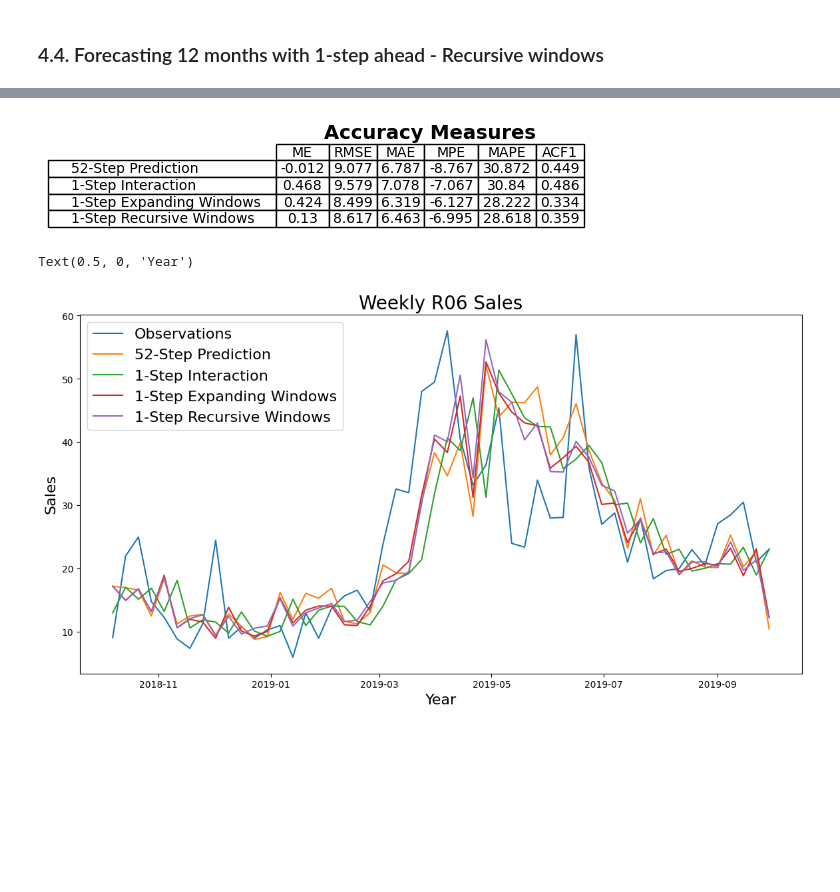
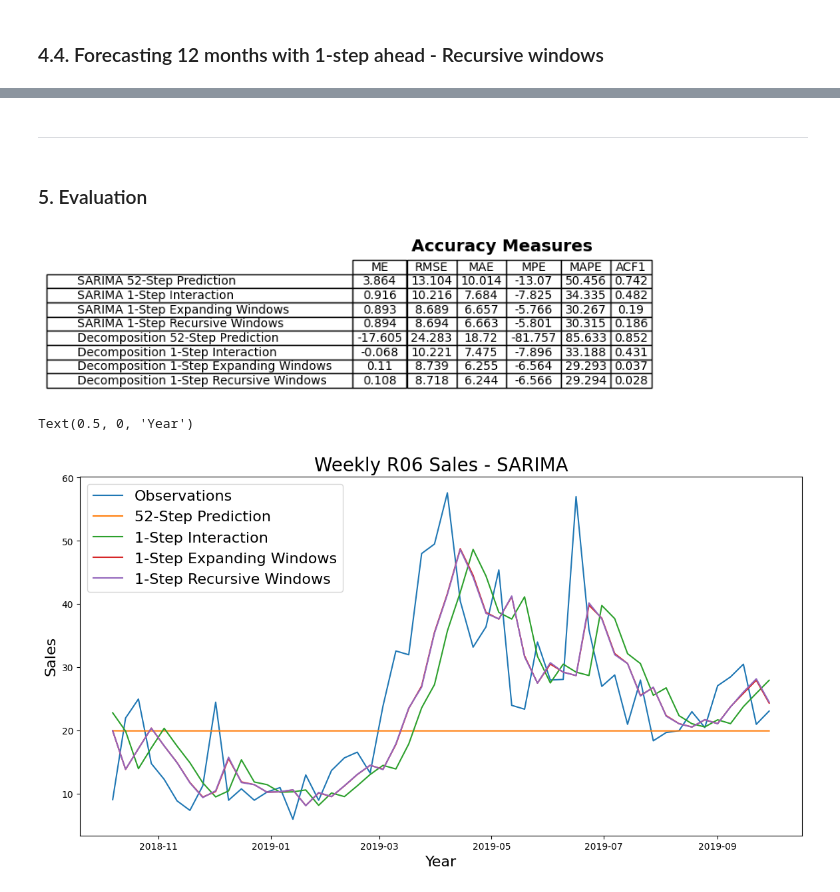
Before and after one commit to athoscf/STP-Drug-Sales, a Jupyter notebook: project.ipynb, the cells around one changed output, grey strips where cells are left out. Cells and saved outputs as stored; diff of their text form; code cells hidden in the pictures; blank space fills up the shorter version.

Commit message:
combined decomposition model and reamining evaluation

```diff
--- a/project.ipynb
+++ b/project.ipynb
@@ -543,12 +633,12 @@ plot_predictions(R06_log, expanding_predictions, expanding_residuals, 'Expanding
 # %% [markdown]
 ### 4.4. Forecasting 12 months with 1-step ahead - Recursive windows
 # %%
-def forecast_recursive_windows(order, seasonal_order, test):
+def forecast_recursive_windows(order, seasonal_order, test, full_dataset=R06_log):
     predictions = test.copy()
     train_starting_week = train.index[0]
 
     for i, train_end in enumerate(test.index):
-        train_data = R06_log[train_starting_week+timedelta(days=7*i):train_end-timedelta(days=1)]
+        train_data = full_dataset[train_starting_week+timedelta(days=7*i):train_end-timedelta(days=1)]
 
         model = SARIMAX(train_data, order=order, seasonal_order=seasonal_order)
         model_fit = model.fit()
@@ -566,0 +735,8 @@ plot_predictions(R06_log, recursive_predictions, recursive_residuals, 'Recursive
+# %%
+rm_exp_windows_predictions, _ = forecast_expanding_windows((1,2,1), (0,0,0,0), test_residual, full_resid)
+
+decomp_exp_windows_predictions = rm_exp_windows_predictions + pred_seasonal_fit + pred_trend_fit
+
+decomp_exp_windows_predictions_original = np.exp(decomp_exp_windows_predictions)
+
+residuals_decomp_exp_windows = test_original - decomp_exp_windows_predictions_original
@@ -566,0 +749,8 @@ plot_predictions(R06_log, recursive_predictions, recursive_residuals, 'Recursive
+# %%
+rm_rec_windows_predictions, _ = forecast_recursive_windows((1,2,1), (0,0,0,0), test_residual, full_resid)
+
+decomp_rec_windows_predictions = rm_rec_windows_predictions + pred_seasonal_fit + pred_trend_fit
+
+decomp_rec_windows_predictions_original = np.exp(decomp_rec_windows_predictions)
+
+residuals_decomp_rec_windows = test_original - decomp_rec_windows_predictions_original
@@ -567,3 +761,7 @@ plot_predictions(R06_log, recursive_predictions, recursive_residuals, 'Recursive
+# %% [markdown]
+---
+# %% [markdown]
+### 5. Evaluation
 # %%
 
 def get_orginal_residuals(original_data, predictions):
@@ -582,67 +780,91 @@ errors = pd.DataFrame({
         np.mean(residuals_52_step_original),
         np.mean(residuals_interaction_original),
         np.mean(residuals_exp_windows_original),
-        np.mean(residuals_rec_windows_original)
+        np.mean(residuals_rec_windows_original),
+        np.mean(residuals_decomp_52_step),
+        np.mean(residuals_decomp_rolling),
+        np.mean(residuals_decomp_exp_windows),
+        np.mean(residuals_decomp_rec_windows)
     ],
     # root mean squared error
     'RMSE': [
         np.sqrt(np.mean(residuals_52_step_original**2)),
         np.sqrt(np.mean(residuals_interaction_original**2)),
         np.sqrt(np.mean(residuals_exp_windows_original**2)),
-        np.sqrt(np.mean(residuals_rec_windows_original**2))
+        np.sqrt(np.mean(residuals_rec_windows_original**2)),
+        np.sqrt(np.mean(residuals_decomp_52_step**2)),
+        np.sqrt(np.mean(residuals_decomp_rolling**2)),
+        np.sqrt(np.mean(residuals_decomp_exp_windows**2)),
+        np.sqrt(np.mean(residuals_decomp_rec_windows**2))
     ],
     # mean absolute error
     'MAE': [
         np.mean(abs(residuals_52_step_original)),
         np.mean(abs(residuals_interaction_original)),
         np.mean(abs(residuals_exp_windows_original)),
-        np.mean(abs(residuals_rec_windows_original))
+        np.mean(abs(residuals_rec_windows_original)),
+        np.mean(abs(residuals_decomp_52_step)),
+        np.mean(abs(residuals_decomp_rolling)),
+        np.mean(abs(residuals_decomp_exp_windows)),
+        np.mean(abs(residuals_decomp_rec_windows))
     ],
     # mean percentage error
     'MPE': [
         np.mean(residuals_52_step_original / test_original) * 100,
         np.mean(residuals_interaction_original / test_original) * 100,
         np.mean(residuals_exp_windows_original / test_original) * 100,
-        np.mean(residuals_rec_windows_original / test_original) * 100
+        np.mean(residuals_rec_windows_original / test_original) * 100,
+        np.mean(residuals_decomp_52_step / test_original) * 100,
+        np.mean(residuals_decomp_rolling / test_original) * 100,
+        np.mean(residuals_decomp_exp_windows / test_original) * 100,
+        np.mean(residuals_decomp_rec_windows / test_original) * 100
     ],
     # mean absolute percentage error
     'MAPE': [
         np.mean(abs(residuals_52_step_original / test_original)) * 100,
         np.mean(abs(residuals_interaction_original / test_original)) * 100,
         np.mean(abs(residuals_exp_windows_original / test_original)) * 100,
-        np.mean(abs(residuals_rec_windows_original / test_original)) * 100
+        np.mean(abs(residuals_rec_windows_original / test_original)) * 100,
+        np.mean(abs(residuals_decomp_52_step / test_original)) * 100,
+        np.mean(abs(residuals_decomp_rolling / test_original)) * 100,
+        np.mean(abs(residuals_decomp_exp_windows / test_original)) * 100,
+        np.mean(abs(residuals_decomp_rec_windows / test_original)) * 100
     ],
     # autocorrelation at lag 1
     'ACF1': [
         pd.Series(residuals_52_step_original).autocorr(lag=1),
         pd.Series(residuals_interaction_original).autocorr(lag=1),
         pd.Series(residuals_exp_windows_original).autocorr(lag=1),
-        pd.Series(residuals_rec_windows_original).autocorr(lag=1)
+        pd.Series(residuals_rec_windows_original).autocorr(lag=1),
+        pd.Series(residuals_decomp_52_step).autocorr(lag=1),
+        pd.Series(residuals_decomp_rolling).autocorr(lag=1),
+        pd.Series(residuals_decomp_exp_windows).autocorr(lag=1),
+        pd.Series(residuals_decomp_rec_windows).autocorr(lag=1)
     ]
-}, index=['52-Step Prediction', '1-Step Interaction', '1-Step Expanding Windows', '1-Step Recursive Windows'])
+}, index=['SARIMA 52-Step Prediction', 'SARIMA 1-Step Interaction', 'SARIMA 1-Step Expanding Windows', 'SARIMA 1-Step Recursive Windows','Decomposition 52-Step Prediction', 'Decomposition 1-Step Interaction', 'Decomposition 1-Step Expanding Windows', 'Decomposition 1-Step Recursive Windows'])
 
 # Plotting the table
-fig, ax = plt.subplots(figsize=(6, 1))  # Adjust figure size as needed
+fig, ax = plt.subplots(figsize=(9, 2))  # Adjust figure size as needed
 ax.axis('tight')
 ax.axis('off')
 
 # Create a table in the plot
 table = ax.table(cellText=errors.round(3).values,
                  colLabels=errors.columns,
                  rowLabels=errors.index,
                  loc='center',
                  cellLoc='center',
                  colLoc='center')
 
 # Customize table appearance
 table.auto_set_font_size(False)
 table.set_fontsize(10)
 table.auto_set_column_width(col=list(range(len(errors.columns))))
 
 plt.title('Accuracy Measures', fontsize=14, weight='bold')
 plt.show()
 # %% [output]
-[figure, old version]
+[figure, new version]
 # %%
 # plot of all predictions
 plt.figure(figsize=(14,7))
@@ -655,12 +877,12 @@ plt.plot(np.exp(recursive_predictions))
 
 plt.legend(('Observations','52-Step Prediction', '1-Step Interaction', '1-Step Expanding Windows', '1-Step Recursive Windows'), fontsize=16)
 
-plt.title('Weekly R06 Sales', fontsize=20)
+plt.title('Weekly R06 Sales - SARIMA', fontsize=20)
 plt.ylabel('Sales', fontsize=16)
 plt.xlabel('Year', fontsize=16)
 # %% [output]
 Text(0.5, 0, 'Year')
-[figure, old version]
+[figure, new version]
 # %%
 # plot the residuals from each method
 plt.figure(figsize=(14,7))
```
Also changed, not shown: parts of 41 cells of this notebook.
